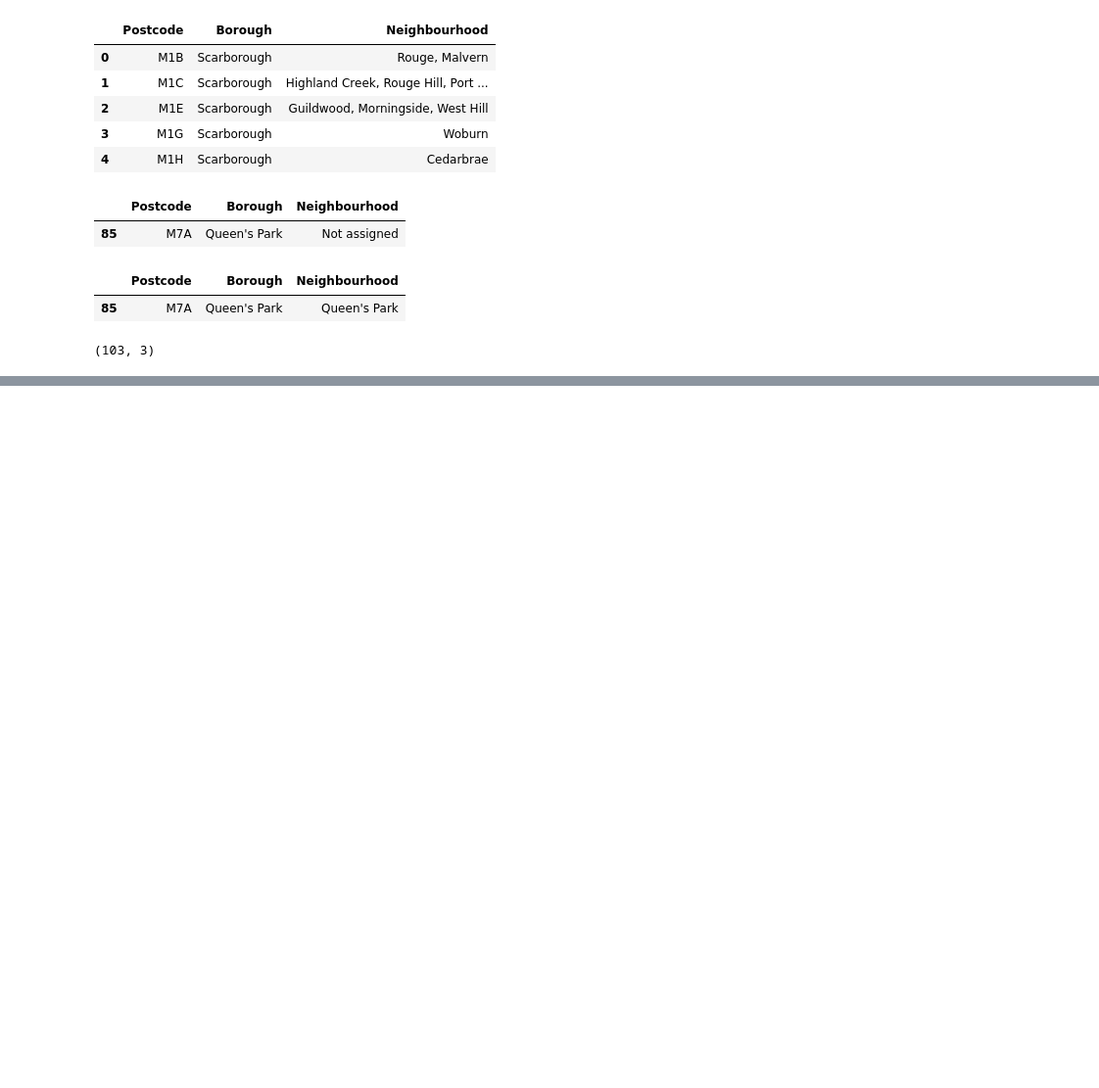
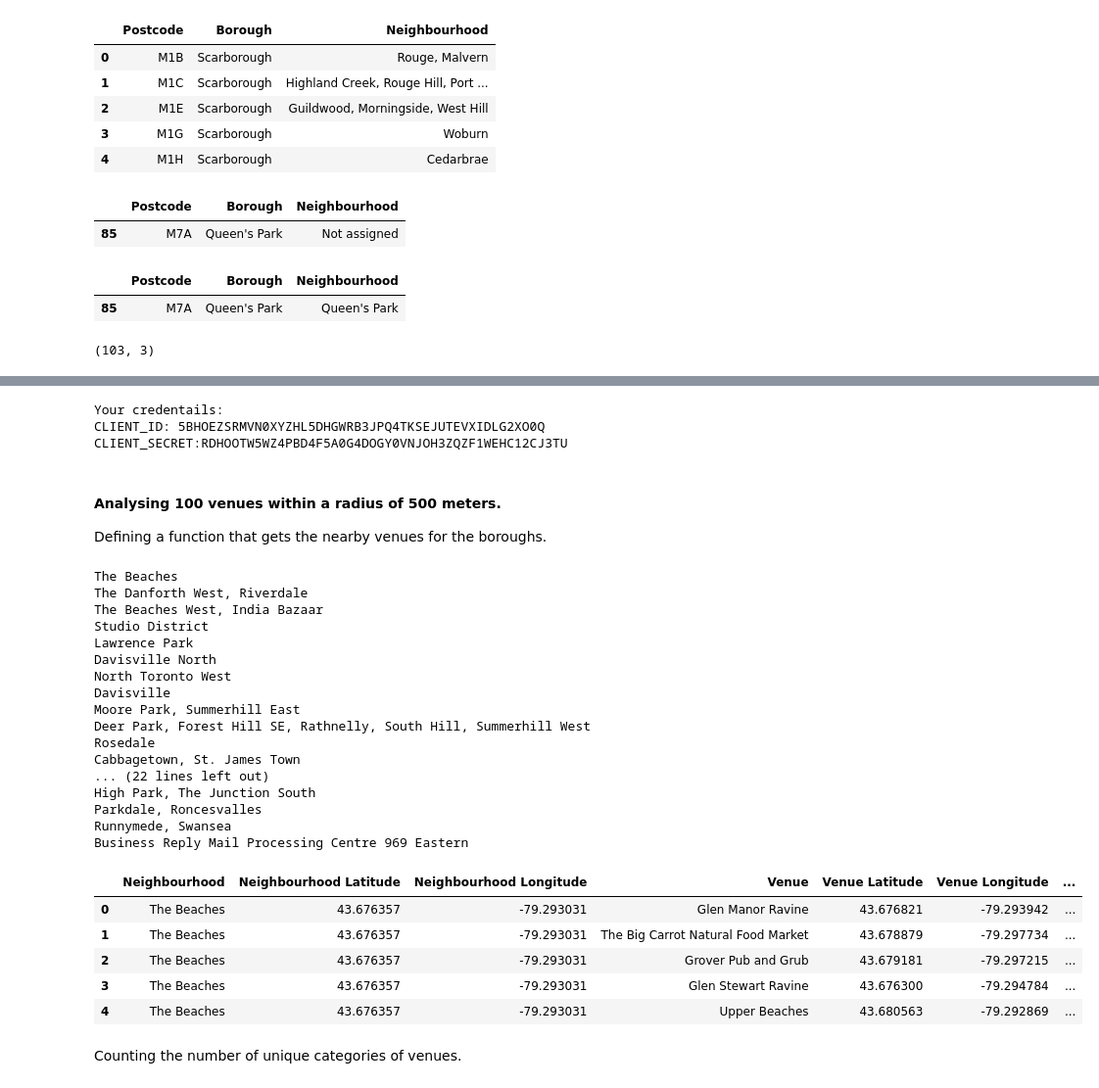
Before and after one commit to akashmat/github-example, a Jupyter notebook: Segmenting and Clustering Neighborhoods in Toronto_Assignment.ipynb, the cells around one changed output, grey strips where cells are left out. Shown at 98% size. Saved outputs shown, nothing was run; the diff lists cells and outputs as text; code cells hidden in the pictures; blank space fills up the shorter version.

```diff
--- a/Segmenting and Clustering Neighborhoods in Toronto_Assignment.ipynb
+++ b/Segmenting and Clustering Neighborhoods in Toronto_Assignment.ipynb
@@ -116,0 +176,28 @@ table_assigned.shape
+# %%
+from geopy.geocoders import Nominatim
+import folium
+
+address = 'Toronto, ON'
+geolocator = Nominatim(user_agent="to_explorer")
+location = geolocator.geocode(address)
+latitude = location.latitude
+longitude = location.longitude
+print('The geograpical coordinate of Toronto are {}, {}.'.format(latitude, longitude))
+
+map_toronto = folium.Map(location=[latitude, longitude], zoom_start=12)
+
+# add markers to map
+for lat, lng, borough, neighborhood in zip(toronto_data['Latitude'], toronto_data['Longitude'], toronto_data['Borough'], toronto_data['Neighbourhood']):
+    label = '{}, {}'.format(neighborhood, borough)
+    label = folium.Popup(label, parse_html=True)
+    folium.CircleMarker(
+        [lat, lng],
+        radius=5,
+        popup=label,
+        color='blue',
+        fill=True,
+        fill_color='#3186cc',
+        fill_opacity=0.7,
+        parse_html=False).add_to(map_toronto)
+
+map_toronto
@@ -116,0 +207,16 @@ table_assigned.shape
+# %%
+CLIENT_ID = '5BHOEZSRMVN0XYZHL5DHGWRB3JPQ4TKSEJUTEVXIDLG2XO0Q' # your Foursquare ID
+CLIENT_SECRET = 'RDHOOTW5WZ4PBD4F5A0G4DOGY0VNJOH3ZQZF1WEHC12CJ3TU' # your Foursquare Secret
+VERSION = '20180605' # Foursquare API version
+
+print('Your credentails:')
+print('CLIENT_ID: ' + CLIENT_ID)
+print('CLIENT_SECRET:' + CLIENT_SECRET)
+# %% [output]
+Your credentails:
+CLIENT_ID: 5BHOEZSRMVN0XYZHL5DHGWRB3JPQ4TKSEJUTEVXIDLG2XO0Q
+CLIENT_SECRET:RDHOOTW5WZ4PBD4F5A0G4DOGY0VNJOH3ZQZF1WEHC12CJ3TU
+# %% [markdown]
+#### Analysing 100 venues within a radius of 500 meters.
+
+Defining a function that gets the nearby venues for the boroughs.
@@ -116,0 +266,33 @@ table_assigned.shape
+# %%
+toronto_venues = getNearbyVenues(names=toronto_data['Neighbourhood'],
+                                   latitudes=toronto_data['Latitude'],
+                                   longitudes=toronto_data['Longitude']
+                                  )
+
+toronto_venues.head()
+# %% [output]
+The Beaches
+The Danforth West, Riverdale
+The Beaches West, India Bazaar
+Studio District
+Lawrence Park
+Davisville North
+North Toronto West
+Davisville
+Moore Park, Summerhill East
+Deer Park, Forest Hill SE, Rathnelly, South Hill, Summerhill West
+Rosedale
+Cabbagetown, St. James Town
+... (22 lines left out)
+High Park, The Junction South
+Parkdale, Roncesvalles
+Runnymede, Swansea
+Business Reply Mail Processing Centre 969 Eastern
+|  | Neighbourhood | Neighbourhood Latitude | Neighbourhood Longitude | Venue | Venue Latitude | Venue Longitude | ... |
+| 0 | The Beaches | 43.676357 | -79.293031 | Glen Manor Ravine | 43.676821 | -79.293942 | ... |
+| 1 | The Beaches | 43.676357 | -79.293031 | The Big Carrot Natural Food Market | 43.678879 | -79.297734 | ... |
+| 2 | The Beaches | 43.676357 | -79.293031 | Grover Pub and Grub | 43.679181 | -79.297215 | ... |
+| 3 | The Beaches | 43.676357 | -79.293031 | Glen Stewart Ravine | 43.676300 | -79.294784 | ... |
+| 4 | The Beaches | 43.676357 | -79.293031 | Upper Beaches | 43.680563 | -79.292869 | ... |
+# %% [markdown]
+Counting the number of unique categories of venues.
```
Also changed, not shown: parts of 39 cells of this notebook.
